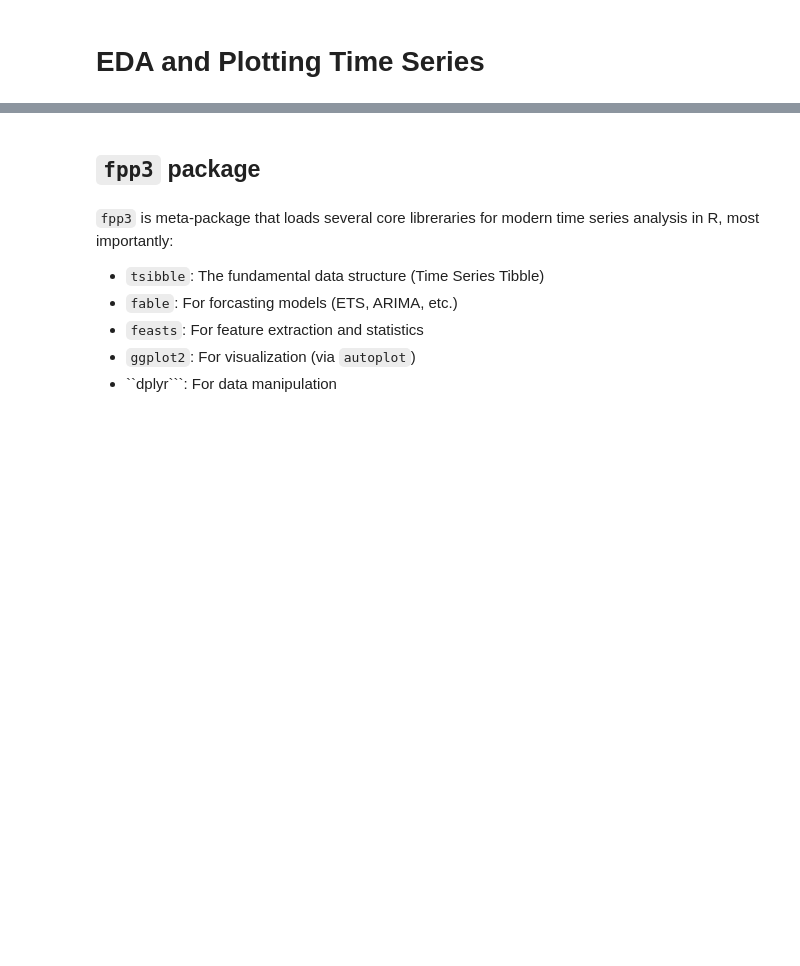
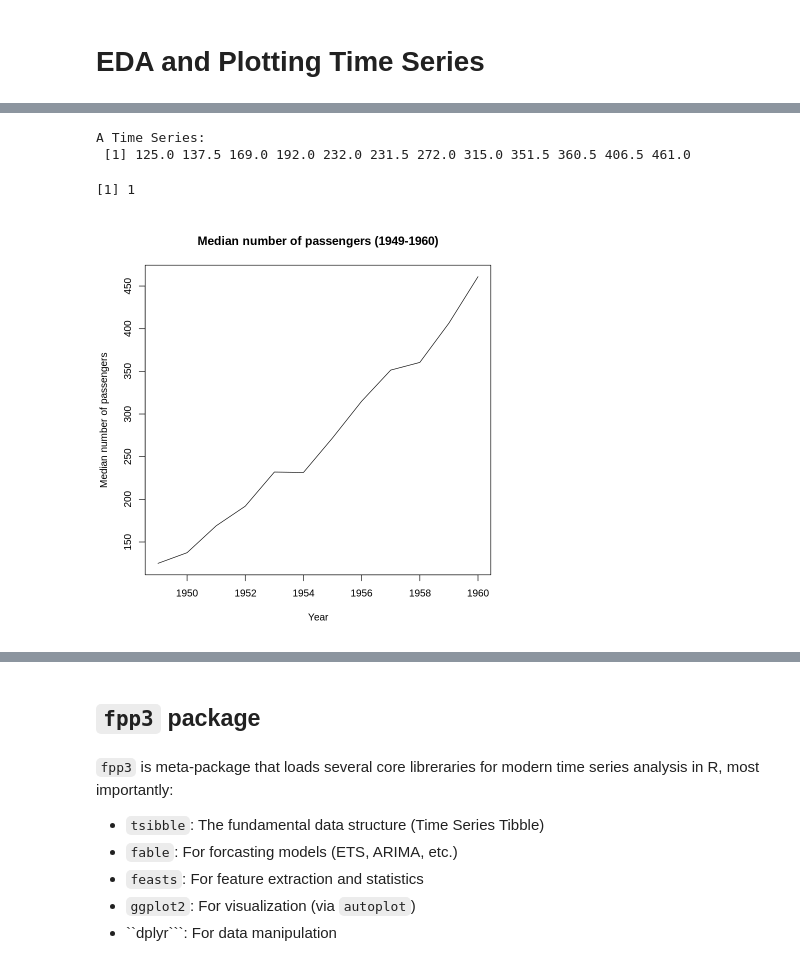
Before and after one commit to andjadenic/R-Tutorials, a Jupyter notebook: EDA_and_plotting_Time_Series.ipynb, the cells around one changed output, grey strips where cells are left out. Cells and saved outputs as stored; diff of their text form; code cells hidden in the pictures; blank space fills up the shorter version.

```diff
--- a/EDA_and_plotting_Time_Series.ipynb
+++ b/EDA_and_plotting_Time_Series.ipynb
@@ -11,0 +104,18 @@ This notebook is made for **beginners** in R language.
+# %%
+AirPassengers_median <- aggregate(AirPassengers, FUN = median)
+AirPassengers_median
+# %% [output]
+A Time Series:
+ [1] 125.0 137.5 169.0 192.0 232.0 231.5 272.0 315.0 351.5 360.5 406.5 461.0
+# %%
+frequency(AirPassengers_median)
+# %% [output]
+[1] 1
+# %%
+ts.plot(AirPassengers_median,
+        xlab = "Year",
+        ylab = "Median number of passengers",
+        main = "Median number of passengers (1949-1960)"
+  )
+# %% [output]
+[figure, added]
```
Also changed, not shown: parts of 40 cells of this notebook.
